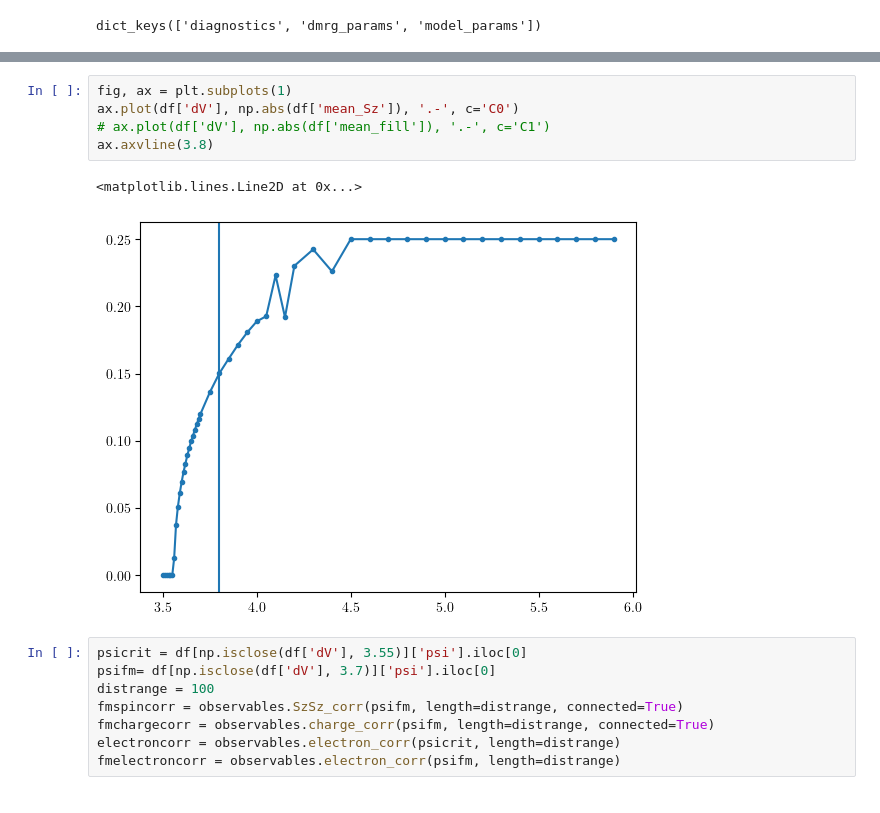
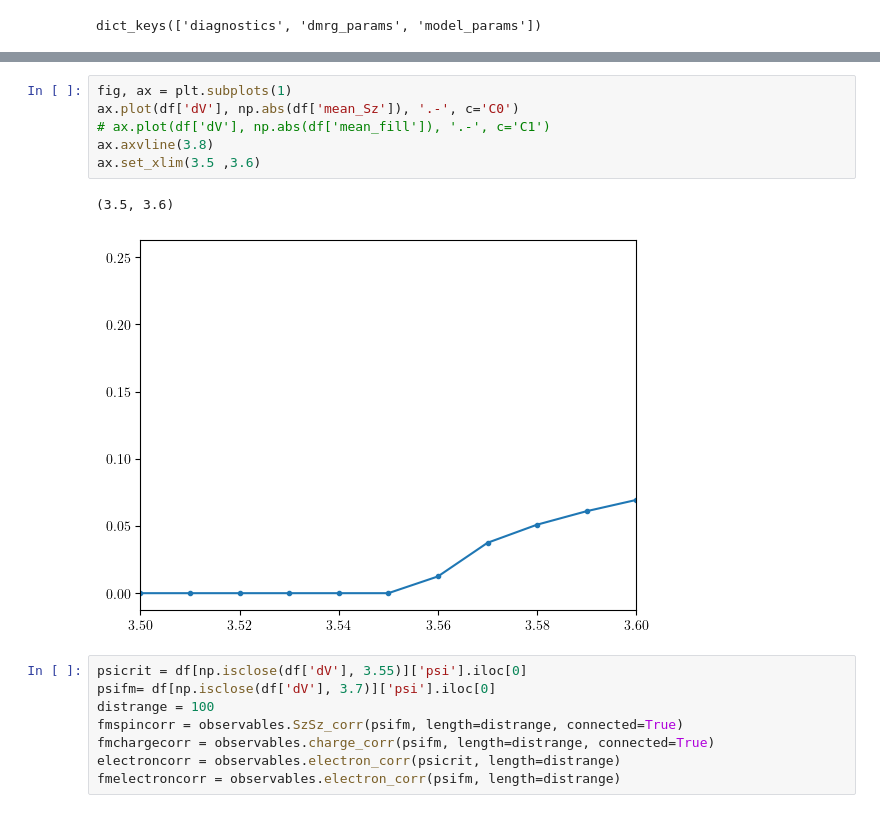
Before and after one commit to aravindhshankar/Spin1LongRangeOrder.jl, a Jupyter notebook: python/notebooks/revmagzfromdata.ipynb, the cells around one changed output, grey strips where cells are left out. Cells and saved outputs as stored; diff of their text form.

```diff
--- a/python/notebooks/revmagzfromdata.ipynb
+++ b/python/notebooks/revmagzfromdata.ipynb
@@ -77,11 +77,12 @@ df
 # %%
 fig, ax = plt.subplots(1)
 ax.plot(df['dV'], np.abs(df['mean_Sz']), '.-', c='C0')
 # ax.plot(df['dV'], np.abs(df['mean_fill']), '.-', c='C1')
 ax.axvline(3.8)
+ax.set_xlim(3.5 ,3.6)
 # %% [output]
-<matplotlib.lines.Line2D at 0x...>
+(3.5, 3.6)
-[figure, old version]
+[figure, new version]
 # %%
 psicrit = df[np.isclose(df['dV'], 3.55)]['psi'].iloc[0]
 psifm= df[np.isclose(df['dV'], 3.7)]['psi'].iloc[0]
```
Also changed, not shown: 3 other files.
